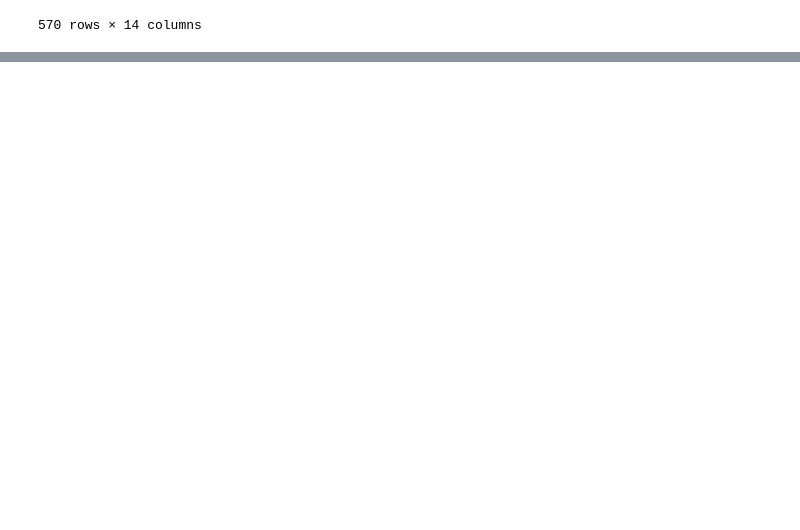
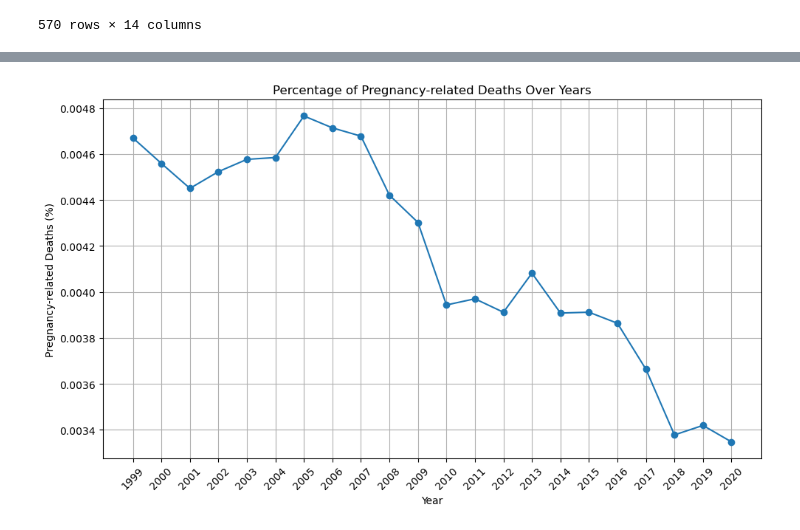
Before and after one commit to MiaMetni/Project-1, a Jupyter notebook: Project1_Maternal_Health_main.ipynb, the cells around one changed output, grey strips where cells are left out. Drawn from its saved outputs; the diff is of its cells as text; code cells hidden in the pictures; blank space fills up the shorter version.

Commit message:
Location analysis
Commit contains updates to repo and to notebook to include location analysis (graphs)

```diff
--- a/Project1_Maternal_Health_main.ipynb
+++ b/Project1_Maternal_Health_main.ipynb
@@ -96,0 +118,7 @@ mh_merged_df
+# %%
+# Drop specified columns
+md_location_df.drop(columns=["Year Code", "2013 Urbanization Code", "Crude Rate"], inplace=True)
+# %%
+# Rename column heading in md_location_df
+md_location_df.rename(columns={"2013 Urbanization": "Urban v. Rural"}, inplace=True)
+md_location_df.rename(columns={"% Deaths": "Deaths"}, inplace=True)
@@ -96,0 +141,3 @@ mh_merged_df
+# %%
+# Replace NaN values with 0
+md_location3_df = md_location_df
@@ -96,0 +188,9 @@ mh_merged_df
+# %%
+# Group by Year and calculate the total deaths and population
+yearly_totals = md_location3_df.groupby("Year").agg(Total_Deaths=("Deaths", "sum"), Total_Population=("Population", "sum")).reset_index()
+
+# Calculate the mortality percentage for each year
+yearly_totals["Mortality_Percentage"] = (yearly_totals["Total_Deaths"] / yearly_totals["Total_Population"]) * 100
+
+# Print the resulting DataFrame
+print(yearly_totals)
@@ -96,0 +215,13 @@ mh_merged_df
+# %%
+# Create line graph
+plt.figure(figsize=(10, 6))
+plt.plot(yearly_totals["Year"], yearly_totals["Mortality_Percentage"], marker='o', linestyle='-')
+plt.title('Percentage of Pregnancy-related Deaths Over Years')
+plt.xlabel('Year')
+plt.ylabel('Pregnancy-related Deaths (%)')
+plt.grid(True)
+plt.xticks(yearly_totals["Year"], rotation=45)  # Rotate x-axis labels for better readability
+plt.tight_layout()
+plt.show()
+# %% [output]
+[figure, added]
```
Also changed, not shown: parts of 21 cells of this notebook, 1 other file.
